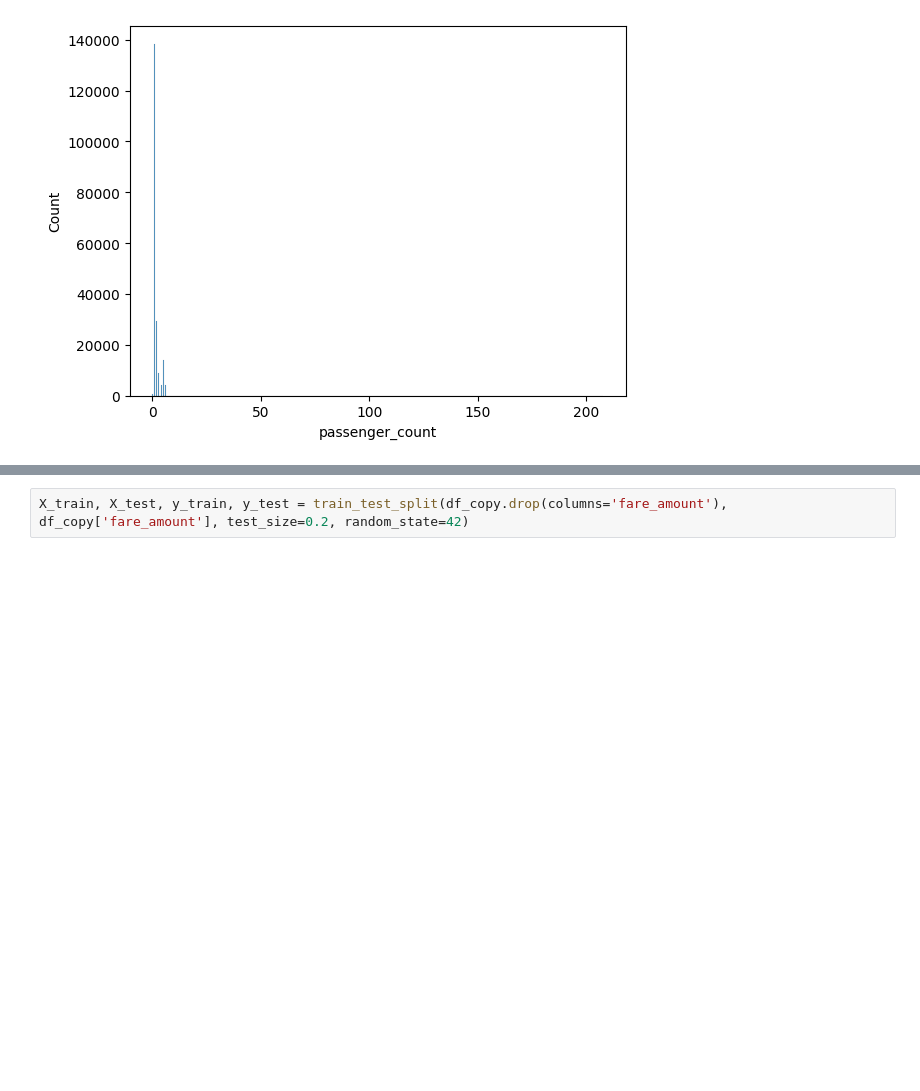
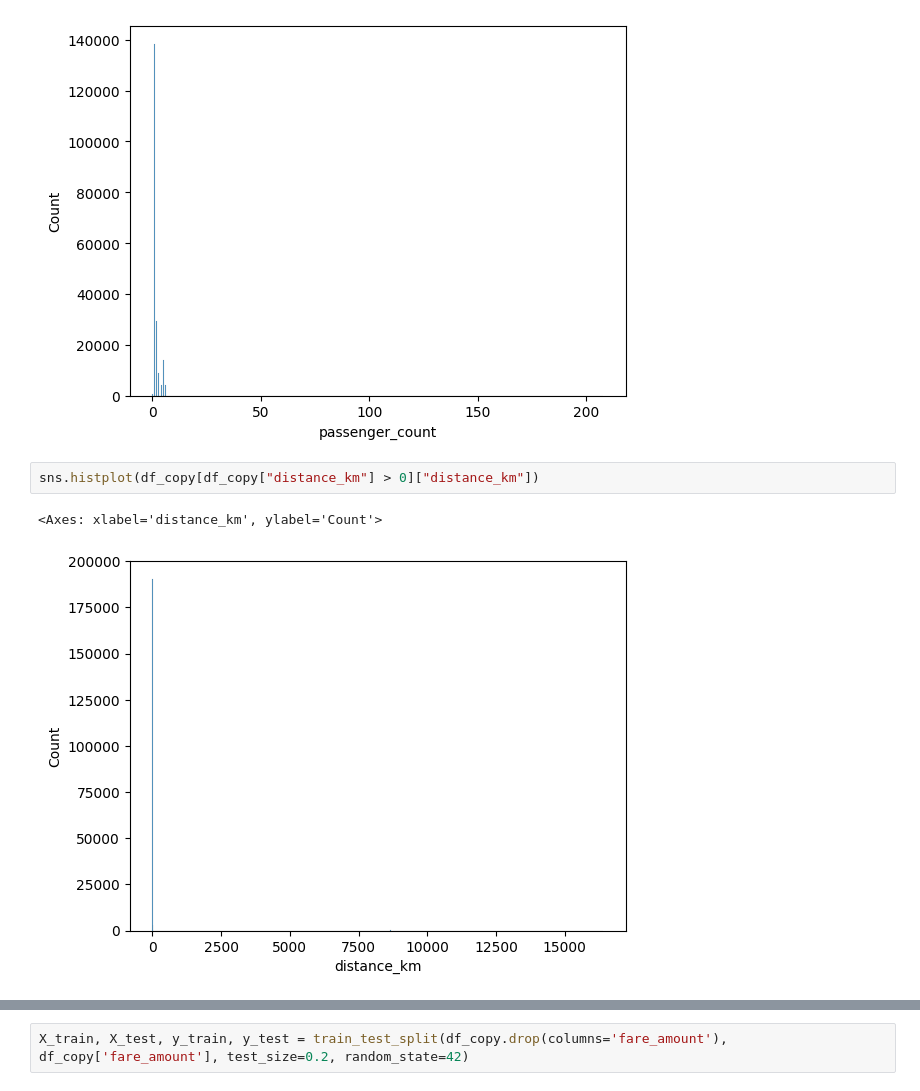
Before and after one commit to GenaCanciani/AA1-TUIA-2025C2-Canciani-Morales-Mancini, a Jupyter notebook: TP-Regresion-AA1-2025C1.ipynb, the cells around one changed output, grey strips where cells are left out. Drawn from its saved outputs; the diff is of its cells as text; blank space fills up the shorter version.

```diff
--- a/TP-Regresion-AA1-2025C1.ipynb
+++ b/TP-Regresion-AA1-2025C1.ipynb
@@ -255,3 +275,8 @@ sns.histplot(df["passenger_count"])
 # %% [output]
 <Axes: xlabel='passenger_count', ylabel='Count'>
 [figure]
+# %%
+sns.histplot(df_copy[df_copy["distance_km"] > 0]["distance_km"])
+# %% [output]
+<Axes: xlabel='distance_km', ylabel='Count'>
+[figure, added]
```
Also changed, not shown: parts of 12 cells of this notebook.
